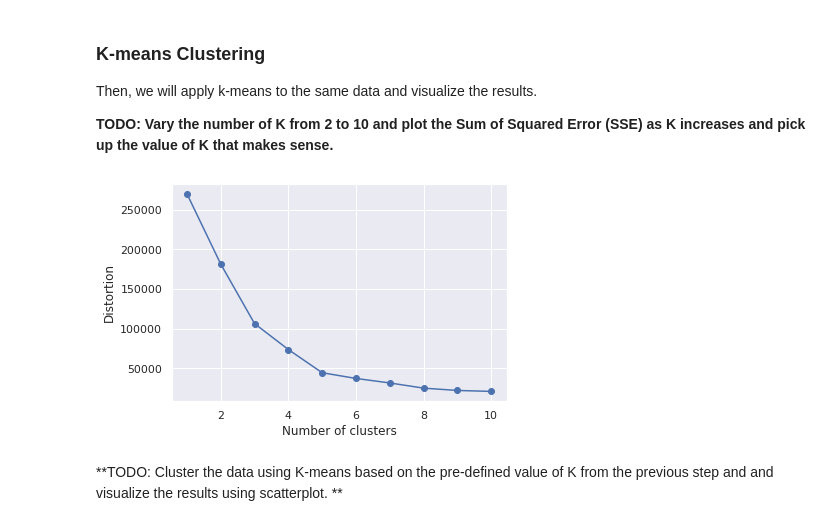
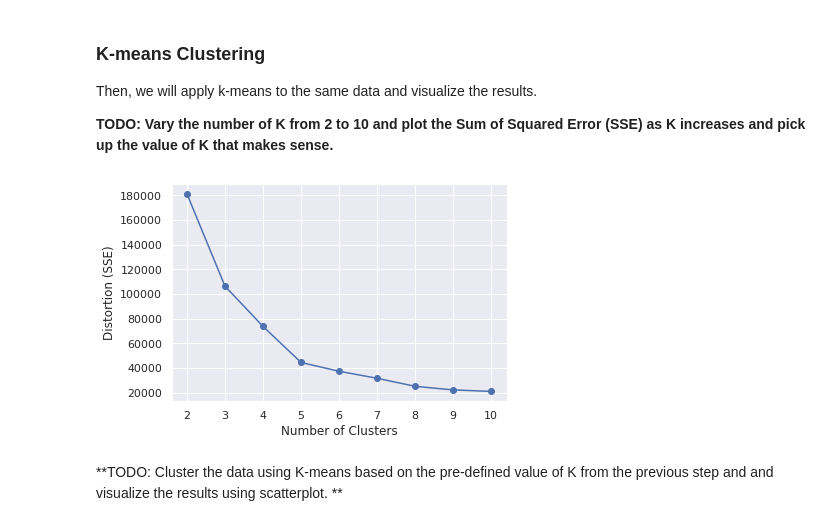
Before and after one commit to AnoVando/MSIS, a Jupyter notebook: MSIS522_Assignment3.ipynb, the cells around one changed output. Cells and saved outputs as stored; diff of their text form; code cells hidden in the pictures.

```diff
--- a/MSIS522_Assignment3.ipynb
+++ b/MSIS522_Assignment3.ipynb
@@ -94,23 +84,25 @@ print(clusters.inertia_)
 # %%
 # calculate distortion (SSE) for a range of number of cluster
 
 distortions = []
 
-for i in range(1, 11):
+for i in range(2, 11):
     km = KMeans(
         n_clusters=i, init='random',
         n_init=10, max_iter=300,
         tol=1e-04, random_state=0
     )
     km.fit(X)
     distortions.append(km.inertia_)
 
 # plot
-plt.plot(range(1, 11), distortions, marker='o')
-plt.xlabel('Number of clusters')
-plt.ylabel('Distortion')
+plt.plot(range(2, 11), distortions, marker='o')
+plt.xlabel('Number of Clusters')
+plt.ylabel('Distortion (SSE)')
 plt.show()
+
+# Using the elbow method indicates that K=5 makes sense for this dataset.
 # %% [output]
-[figure, old version]
+[figure, new version]
 # %% [markdown]
 **TODO: Cluster the data using K-means based on the pre-defined value of K from the previous step and and visualize the results using scatterplot. **
```
Also changed, not shown: parts of 3 cells of this notebook.
